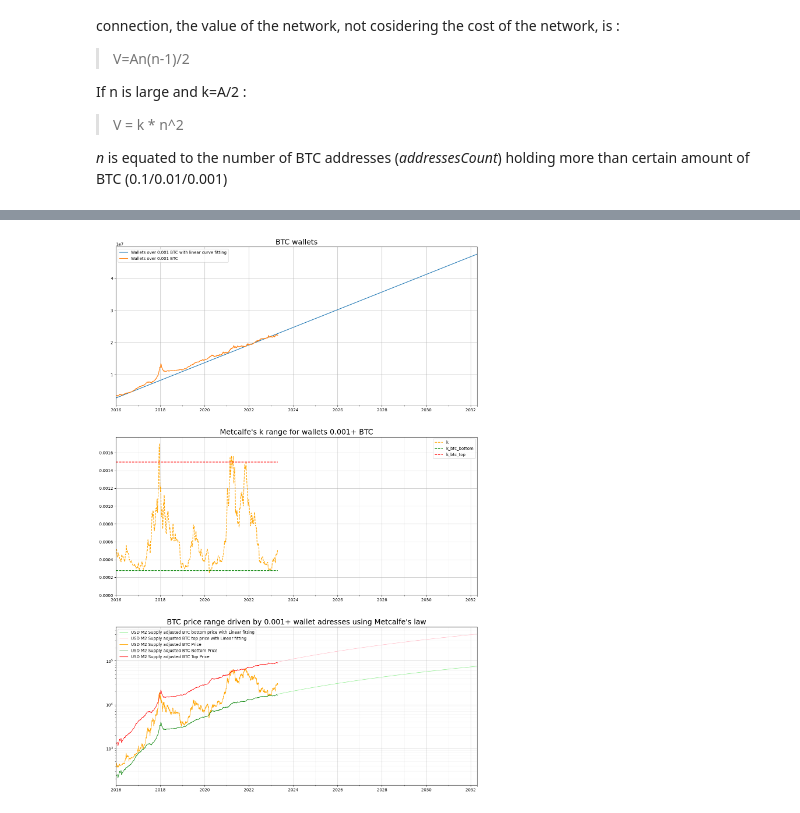
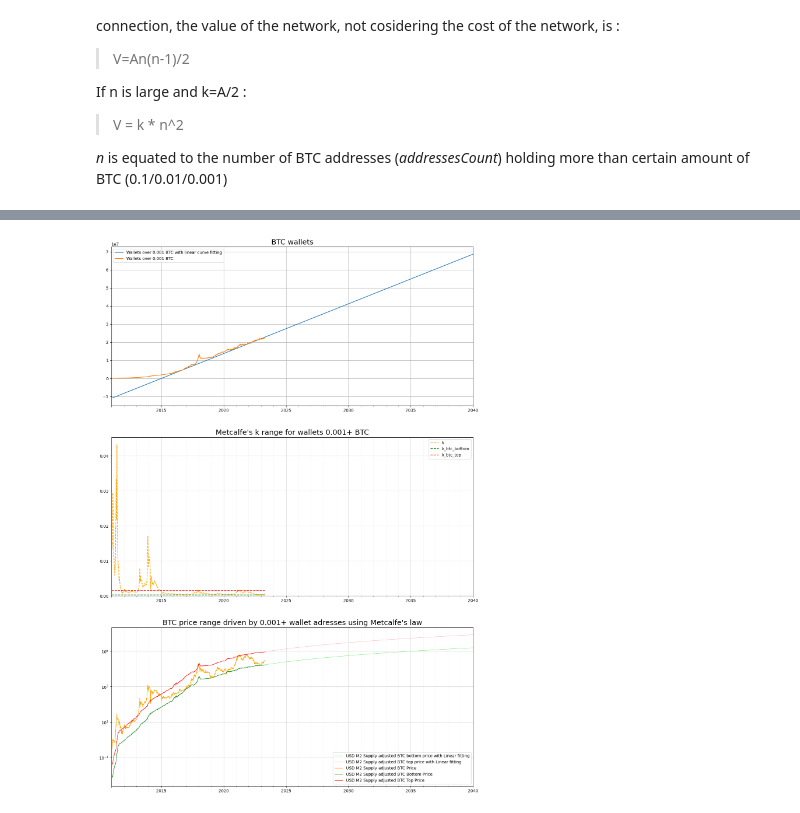
Before and after one commit to bekisz/chain-intelligence, a Jupyter notebook: metcalfe.ipynb, the cells around one changed output, grey strips where cells are left out. Cells and saved outputs as stored; diff of their text form; code cells hidden in the pictures.

```diff
--- a/metcalfe.ipynb
+++ b/metcalfe.ipynb
@@ -121,7 +134,7 @@ df
 # %%
 df_aux = pd.DataFrame()
 
-coin = 'BTC'
+coin = coins[0] # 'BTC'
 
 #aggregate_wallets=['0.1-1','1-10', '10-100','100-1000', '1000-10000', '10000-100000', '100000-1000000']
 aggregate_wallets=['1-10', '10-100','100-1000', '1000-10000', '10000-100000']
@@ -352,29 +358,29 @@ df
 # %%
 guess = [p_0, k]
-today=df[df['BTC']['all']['price'] >0 ].index.max()
+today=df[df[coin]['all']['price'] >0 ].index.max()
 min_date = df.index.min()
-ix = pd.date_range(start=min_date, end=date(2032, 4, 19), freq='D')
+ix = pd.date_range(start=min_date, end=date.fromisoformat(extrapolation_end_date), freq='D')
 df = df.reindex(ix)
-df.loc(axis=1)[('BTC','all','delta_days')] = (df.index-t_0).days
-linear_fitting_start_date='2022-01-01'
+df.loc(axis=1)[(coin,'all','delta_days')] = (df.index-t_0).days
+#linear_fitting_start_date='2022-01-01'
 print(today)
 
 for min_btc in min_btcs:
     wallet_range = str(min_btc) + '+'
-    parameters, covariance = curve_fit(linear_growth, df['BTC']['all']['delta_days'][linear_fitting_start_date:today], df['BTC'][wallet_range]['addressesCount'][linear_fitting_start_date:today],p0=guess)
+    parameters, covariance = curve_fit(linear_growth, df[coin]['all']['delta_days'][linear_fitting_start_date:today], df['BTC'][wallet_range]['addressesCount'][linear_fitting_start_date:today],p0=guess)
     print("p_0={}, k={}, l={}".format(parameters[0],parameters[1],parameters[1]))
-    df.loc(axis=1)[('BTC',wallet_range,'addressesCount_linear_guess')]= linear_growth((df.index-t_0).days,p_0,k)
-    df.loc(axis=1)[('BTC',wallet_range,'addressesCount_linear_fit')]= linear_growth((df.index-t_0).days,parameters[0],parameters[1])
+    df.loc(axis=1)[(coin,wallet_range,'addressesCount_linear_guess')]= linear_growth((df.index-t_0).days,p_0,k)
+    df.loc(axis=1)[(coin,wallet_range,'addressesCount_linear_fit')]= linear_growth((df.index-t_0).days,parameters[0],parameters[1])
 
-    df.loc(axis=1)[('BTC', wallet_range, 'm2_adj_bottom_price_linear_fit')] = \
+    df.loc(axis=1)[(coin, wallet_range, 'm2_adj_bottom_price_linear_fit')] = \
         k_btc_bottom * df.loc(axis=1)[(coin,wallet_range,'addressesCount_linear_fit')]**2
-    df.loc(axis=1)[('BTC', wallet_range, 'bottom_price_linear_fit')] = \
-    df.loc(axis=1)[('BTC', wallet_range, 'm2_adj_bottom_price_linear_fit')]  * df.loc(axis=1)[('USD','all', 'm2_supply_index')][today]
+    df.loc(axis=1)[(coin, wallet_range, 'bottom_price_linear_fit')] = \
+    df.loc(axis=1)[(coin, wallet_range, 'm2_adj_bottom_price_linear_fit')]  * df.loc(axis=1)[('USD','all', 'm2_supply_index')][today]
 
-    df.loc(axis=1)[('BTC', wallet_range, 'm2_adj_top_price_linear_fit')] = \
+    df.loc(axis=1)[(coin, wallet_range, 'm2_adj_top_price_linear_fit')] = \
         k_btc_top * df.loc(axis=1)[(coin,wallet_range,'addressesCount_linear_fit')]**2
-    df.loc(axis=1)[('BTC', wallet_range, 'top_price_linear_fit')] = \
-    df.loc(axis=1)[('BTC', wallet_range, 'm2_adj_top_price_linear_fit')]  * df.loc(axis=1)[('USD','all', 'm2_supply_index')][today]
+    df.loc(axis=1)[(coin, wallet_range, 'top_price_linear_fit')] = \
+    df.loc(axis=1)[(coin, wallet_range, 'm2_adj_top_price_linear_fit')]  * df.loc(axis=1)[('USD','all', 'm2_supply_index')][today]
 
 df
 # %% [output]
@@ -403,40 +409,40 @@ fig.set_size_inches(16, 8*subplots)
 
 axs[0].set_title("{} wallets".format(coin), fontsize=18)
 for min_btc in min_btcs:
-    df[coin][str(min_btc)+'+']['addressesCount_linear_fit'].plot(ax=axs[0],label='Wallets over {} {} with linear curve fitting'.format(min_btc, coin) )
+    df[coin][str(min_btc)+'+']['addressesCount_linear_fit'][plot_start_date:].plot(ax=axs[0],label='Wallets over {} {} with linear curve fitting'.format(min_btc, coin) )
 #    df[coin][str(min_btc)+'+']['addressesCount_linear_guess'].plot(ax=axs[0],label='Wallets over {} {} with linear guess'.format(min_btc, coin) )
-    df[coin][str(min_btc)+'+']['addressesCount'].plot(ax=axs[0],label='Wallets over {} {}'.format(min_btc, coin) )
+    df[coin][str(min_btc)+'+']['addressesCount'][plot_start_date:today].plot(ax=axs[0],label='Wallets over {} {}'.format(min_btc, coin) )
 axs[0].legend(loc='best')
 axs[0].grid()
 i=1
 for min_btc in min_btcs:
 #for i in range(1,subplots,2) :
 
     wallet_range = str(min_btc)+'+'
     axs[i].set_title("Metcalfe's k range for wallets {} {}".format(wallet_range, coin), fontsize=18)
-    df[coin][wallet_range]['k-sma7d'].plot(ax=axs[i],color='orange',label='k'.format(wallet_range, coin), linestyle='dashed')
-    (df[coin][wallet_range]['k_btc_bottom']*btc_max_supply).plot(ax=axs[i],color='green',label='k_btc_bottom', linestyle='dashed')
-    (df[coin][wallet_range]['k_btc_top']*btc_max_supply).plot(ax=axs[i],color='red',label='k_btc_top', linestyle='dashed')
+    df[coin][wallet_range]['k-sma7d'][plot_start_date:].plot(ax=axs[i],color='orange',label='k'.format(wallet_range, coin), linestyle='dashed')
+    (df[coin][wallet_range]['k_btc_bottom'][plot_start_date:]*btc_max_supply).plot(ax=axs[i],color='green',label='k_btc_bottom', linestyle='dashed')
+    (df[coin][wallet_range]['k_btc_top'][plot_start_date:]*btc_max_supply).plot(ax=axs[i],color='red',label='k_btc_top', linestyle='dashed')
     axs[i].legend(loc='best')
     axs[i].set_ylim([0,None])
     axs[i].grid(which='major', alpha=0.6)
     axs[i].grid(which='minor', alpha=0.15)
     axs[i+1].set_title("{} price range driven by {} wallet adresses using Metcalfe's law".format(coin, wallet_range), fontsize=18)
 
     #m2_adj_='m2_adj_'
     m2_adj_=''
     wallet_range
     df[coin][wallet_range][m2_adj_ + 'bottom_price_linear_fit'][today:].plot(ax=axs[i+1], linewidth=1, color='lightgreen',label='USD M2 Supply adjusted {} bottom price with Linear fitting'.format(coin))
     df[coin][wallet_range][m2_adj_ + 'top_price_linear_fit'][today:].plot(ax=axs[i+1], linewidth=1, color='pink',label='USD M2 Supply adjusted {} top price with Linear fitting'.format(coin))
 
-    df[coin]['all'][m2_adj_ + 'price'].plot(ax=axs[i+1], linewidth=1, color='orange',label='USD M2 Supply adjusted {} Price '.format(coin))
+    df[coin]['all'][m2_adj_ + 'price'][plot_start_date:].plot(ax=axs[i+1], linewidth=1, color='orange',label='USD M2 Supply adjusted {} Price '.format(coin))
 
-    df[coin][wallet_range][m2_adj_ + 'bottom_price'].plot(ax=axs[i+1], linewidth=1,color='green',label='USD M2 Supply adjusted {} Bottom Price'.format(coin))
-    df[coin][wallet_range][m2_adj_ + 'top_price'].plot(ax=axs[i+1], linewidth=1,color='red',label='USD M2 Supply adjusted {} Top Price'.format(coin))
+    df[coin][wallet_range][m2_adj_ + 'bottom_price'][plot_start_date:].plot(ax=axs[i+1], linewidth=1,color='green',label='USD M2 Supply adjusted {} Bottom Price'.format(coin))
+    df[coin][wallet_range][m2_adj_ + 'top_price'][plot_start_date:].plot(ax=axs[i+1], linewidth=1,color='red',label='USD M2 Supply adjusted {} Top Price'.format(coin))
     axs[i+1].set_yscale('log')
     axs[i+1].legend(loc='best')
     axs[i+1].grid(which='major', alpha=0.6)
     axs[i+1].grid(which='minor', alpha=0.15)
     i=i+2
 # %% [output]
-[figure, old version]
+[figure, new version]
```
Also changed, not shown: parts of 9 cells of this notebook.
